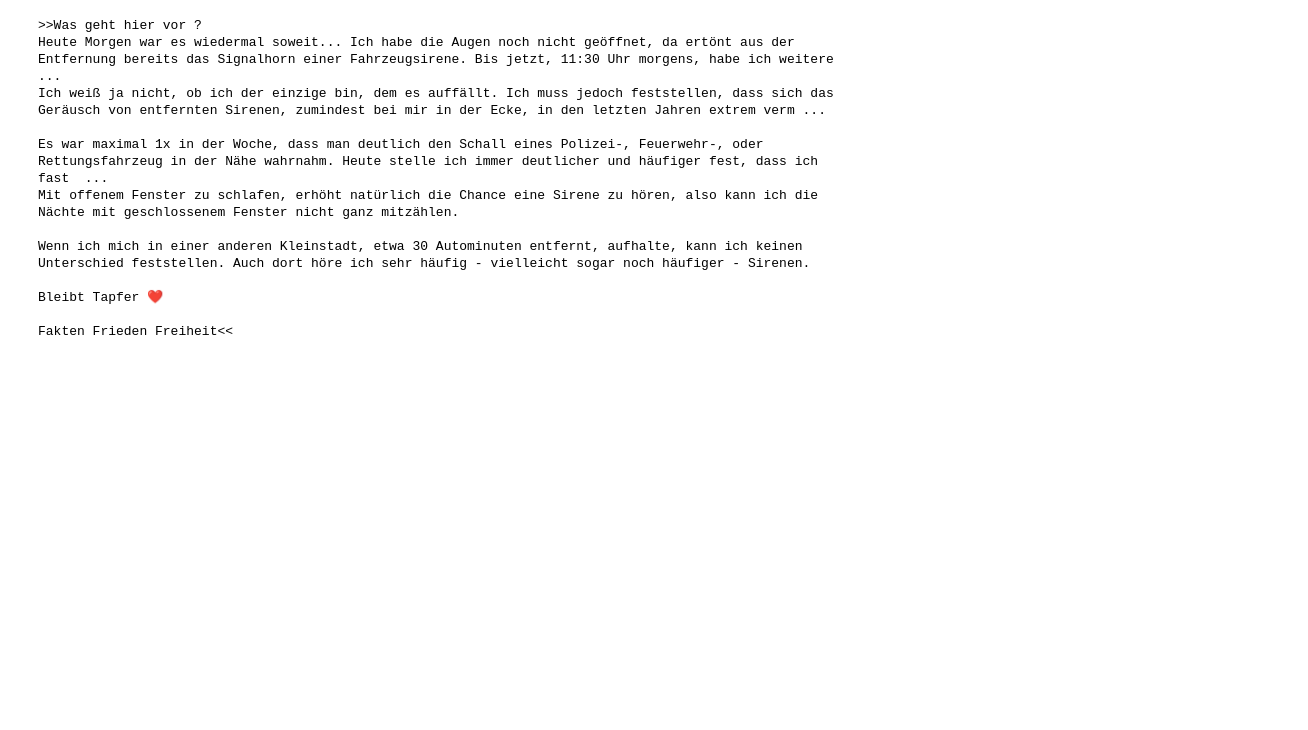
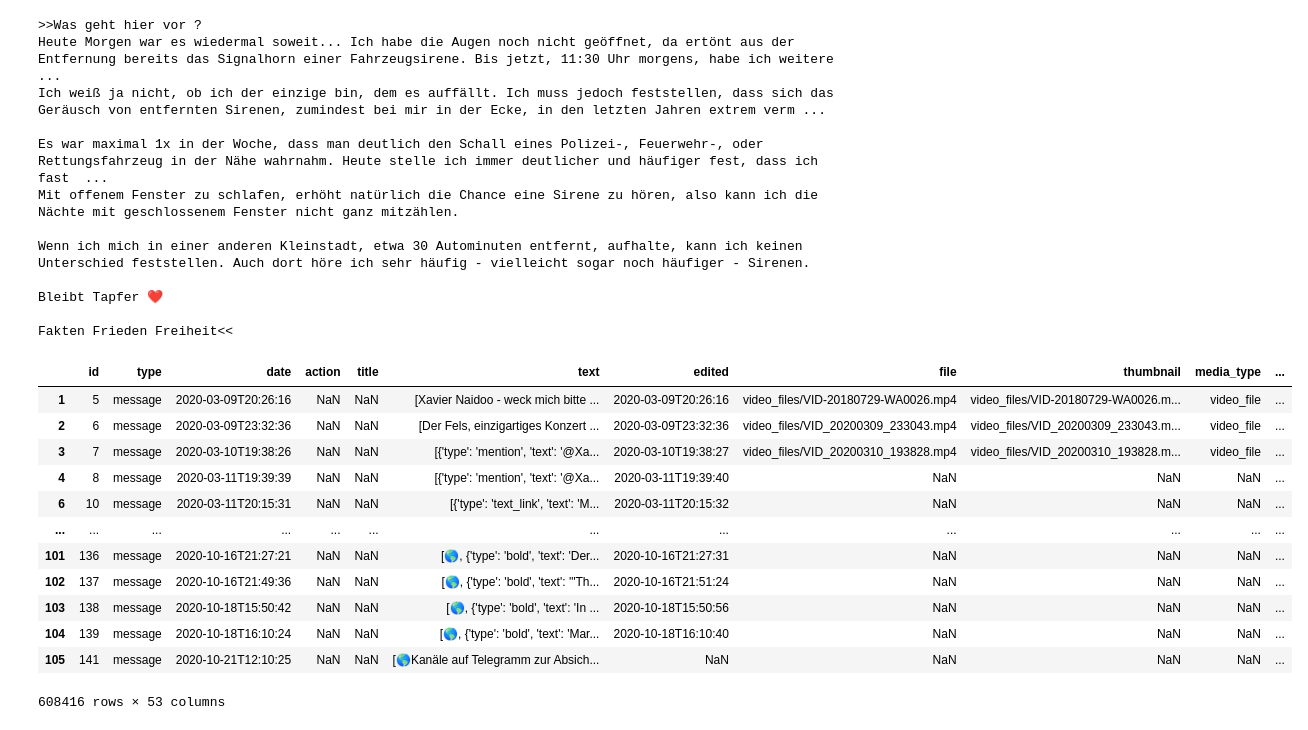
Before and after one commit to maxbundscherer/telegram-analysis, a Jupyter notebook: notebooks/Masterarbeit.ipynb, the cells around one changed output. Cells and saved outputs as stored; diff of their text form; code cells hidden in the pictures; blank space fills up the shorter version.

```diff
--- a/notebooks/Masterarbeit.ipynb
+++ b/notebooks/Masterarbeit.ipynb
@@ -484,3 +484,19 @@ Wenn ich mich in einer anderen Kleinstadt, etwa 30 Autominuten entfernt, aufhalt
 Bleibt Tapfer ❤️
 
 Fakten Frieden Freiheit<<
+# %%
+dfMessages
+# %% [output]
+|  | id | type | date | action | title | text | edited | file | thumbnail | media_type | ... |
+| 1 | 5 | message | 2020-03-09T20:26:16 | NaN | NaN | [Xavier Naidoo - weck mich bitte ... | 2020-03-09T20:26:16 | video_files/VID-20180729-WA0026.mp4 | video_files/VID-20180729-WA0026.m... | video_file | ... |
+| 2 | 6 | message | 2020-03-09T23:32:36 | NaN | NaN | [Der Fels, einzigartiges Konzert ... | 2020-03-09T23:32:36 | video_files/VID_20200309_233043.mp4 | video_files/VID_20200309_233043.m... | video_file | ... |
+| 3 | 7 | message | 2020-03-10T19:38:26 | NaN | NaN | [{'type': 'mention', 'text': '@Xa... | 2020-03-10T19:38:27 | video_files/VID_20200310_193828.mp4 | video_files/VID_20200310_193828.m... | video_file | ... |
+| 4 | 8 | message | 2020-03-11T19:39:39 | NaN | NaN | [{'type': 'mention', 'text': '@Xa... | 2020-03-11T19:39:40 | NaN | NaN | NaN | ... |
+| 6 | 10 | message | 2020-03-11T20:15:31 | NaN | NaN | [{'type': 'text_link', 'text': 'M... | 2020-03-11T20:15:32 | NaN | NaN | NaN | ... |
+| ... | ... | ... | ... | ... | ... | ... | ... | ... | ... | ... | ... |
+| 101 | 136 | message | 2020-10-16T21:27:21 | NaN | NaN | [🌎, {'type': 'bold', 'text': 'Der... | 2020-10-16T21:27:31 | NaN | NaN | NaN | ... |
+| 102 | 137 | message | 2020-10-16T21:49:36 | NaN | NaN | [🌎, {'type': 'bold', 'text': '"Th... | 2020-10-16T21:51:24 | NaN | NaN | NaN | ... |
+| 103 | 138 | message | 2020-10-18T15:50:42 | NaN | NaN | [🌎, {'type': 'bold', 'text': 'In ... | 2020-10-18T15:50:56 | NaN | NaN | NaN | ... |
+| 104 | 139 | message | 2020-10-18T16:10:24 | NaN | NaN | [🌎, {'type': 'bold', 'text': 'Mar... | 2020-10-18T16:10:40 | NaN | NaN | NaN | ... |
+| 105 | 141 | message | 2020-10-21T12:10:25 | NaN | NaN | [🌎Kanäle auf Telegramm zur Absich... | NaN | NaN | NaN | NaN | ... |
+608416 rows × 53 columns
```
